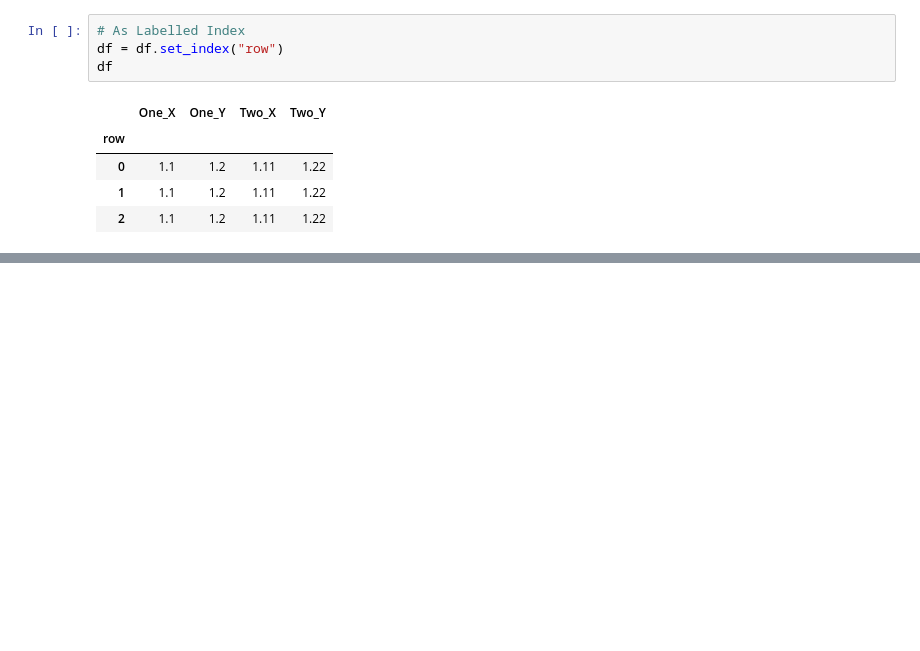
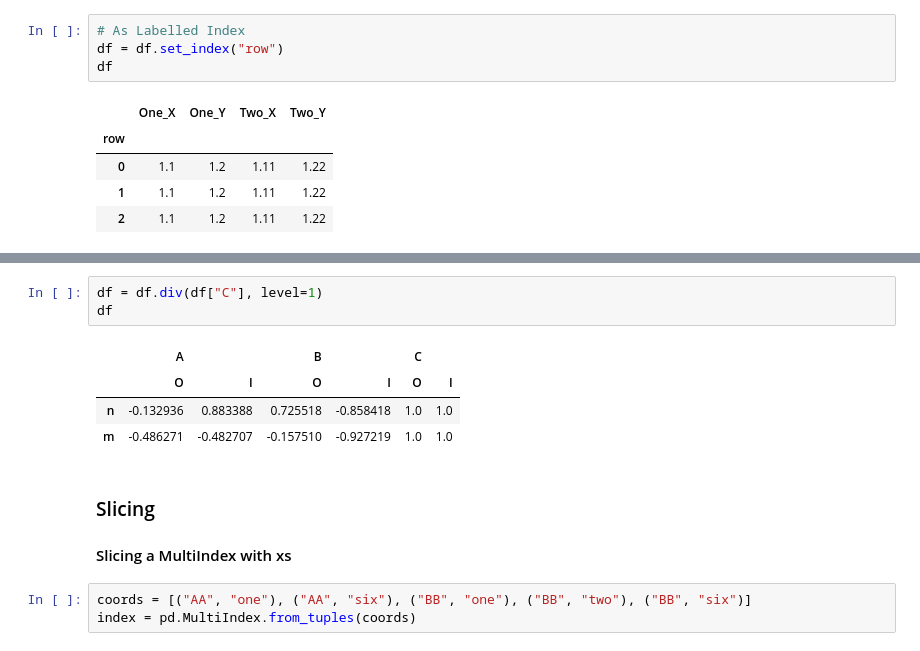
Before and after one commit to onlyabhilash/Feature-Engg, a Jupyter notebook: Pandas/Cooking.ipynb, the cells around one changed output, grey strips where cells are left out. Cells and saved outputs as stored; diff of their text form; blank space fills up the shorter version.

```diff
--- a/Pandas/Cooking.ipynb
+++ b/Pandas/Cooking.ipynb
@@ -437,0 +438,14 @@ df
+# %%
+df = df.div(df["C"], level=1)
+df
+# %% [output]
+|  | A |  | B |  | C |  |
+|  | O | I | O | I | O | I |
+| n | -0.132936 | 0.883388 | 0.725518 | -0.858418 | 1.0 | 1.0 |
+| m | -0.486271 | -0.482707 | -0.157510 | -0.927219 | 1.0 | 1.0 |
+# %% [markdown]
+### Slicing
+#### Slicing a MultiIndex with xs
+# %%
+coords = [("AA", "one"), ("AA", "six"), ("BB", "one"), ("BB", "two"), ("BB", "six")]
+index = pd.MultiIndex.from_tuples(coords)
```
Also changed, not shown: parts of 16 cells of this notebook.
